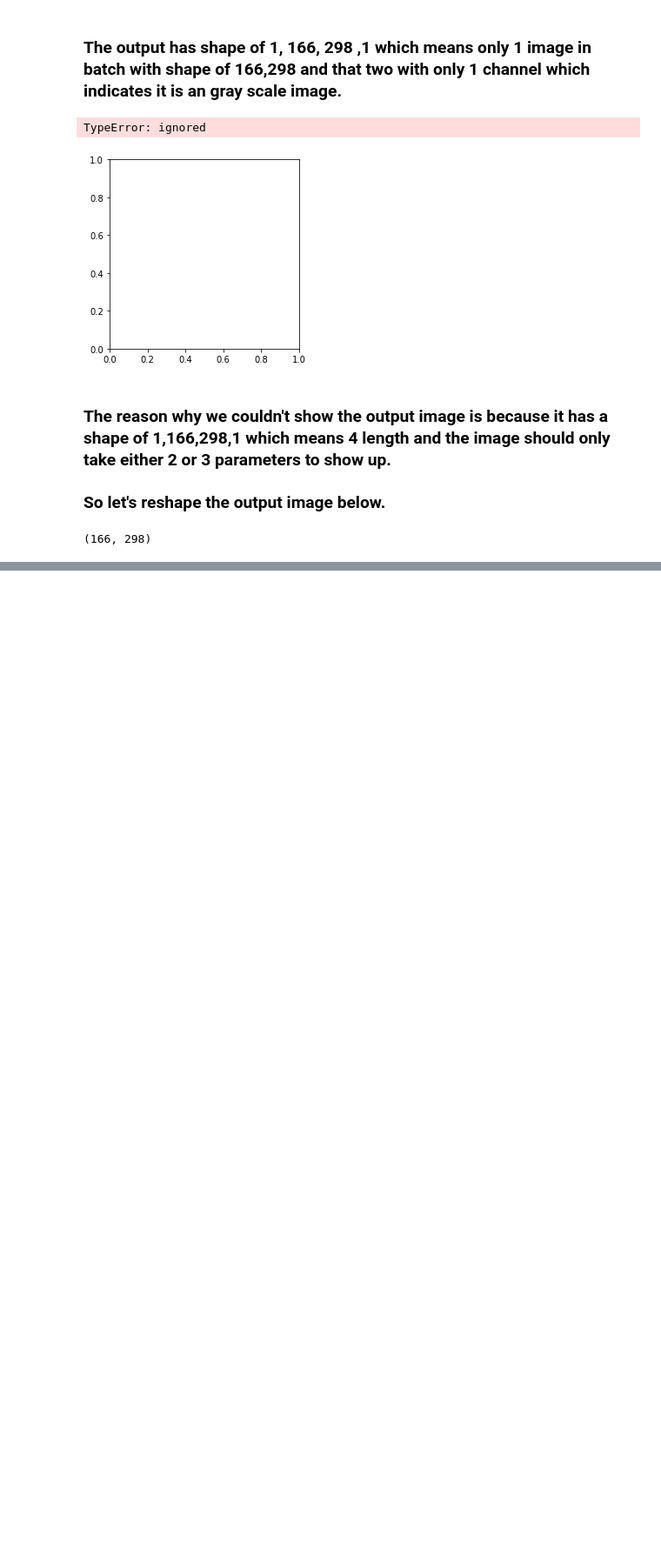
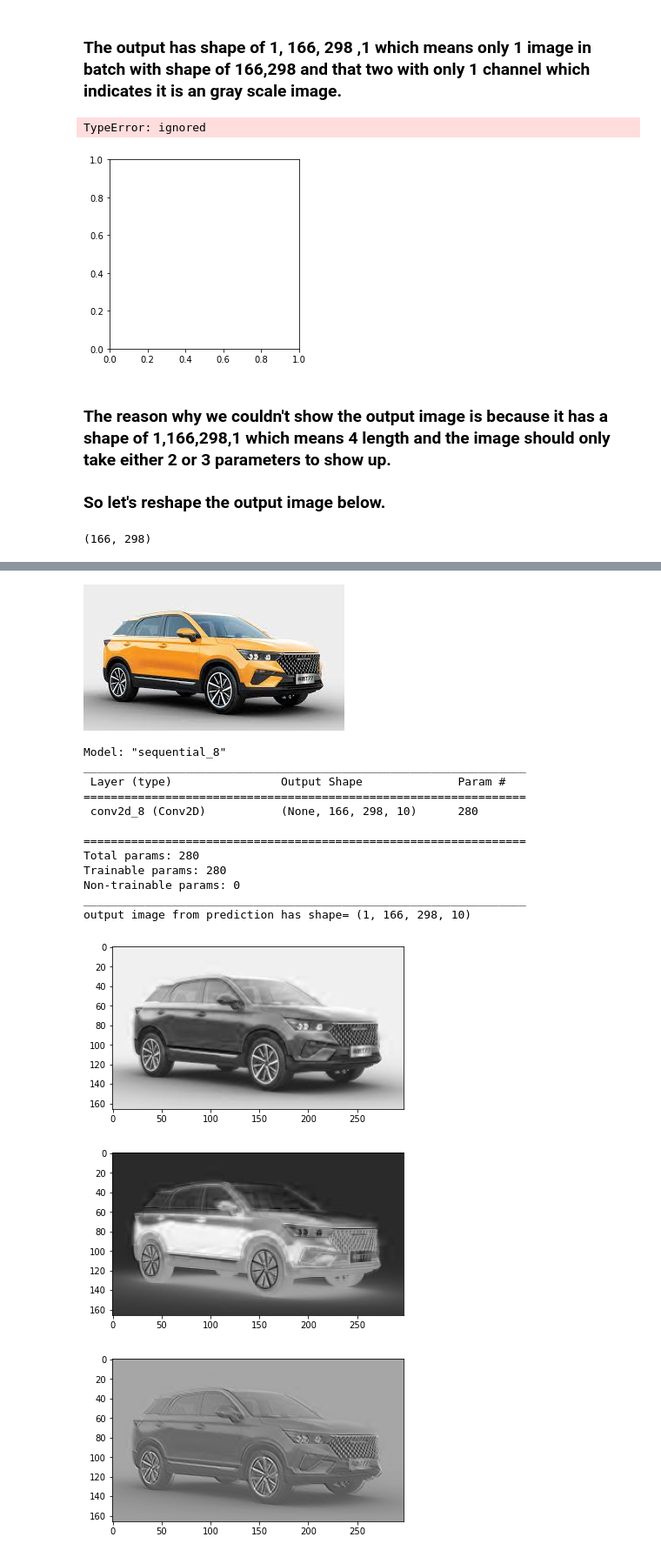
Before and after one commit to iamatul1214/ComputerVision, a Jupyter notebook: Image_understanding_computer_vision_2_(conv_and_pooling).ipynb, the cells around one changed output, grey strips where cells are left out. Shown at 87% size. Cells and saved outputs as stored; diff of their text form; code cells hidden in the pictures; blank space fills up the shorter version.

```diff
--- a/Image_understanding_computer_vision_2_(conv_and_pooling).ipynb
+++ b/Image_understanding_computer_vision_2_(conv_and_pooling).ipynb
@@ -101,0 +253,23 @@ plt.imshow(out, cmap='gray')
+# %%
+## Using 10 filters
+img=read_image(car_image,grayscale=False)
+input_image=reshaping_input_img(img, grayscale=False)
+model=get_Conv_Model(filters=10,filter_size=(3,3), strides=(1,1),input_shape=input_image.shape[1:])
+apply_conv_model_and_visualize(input_image,model)
+# %% [output]
+[figure, added]
+Model: "sequential_8"
+_________________________________________________________________
+ Layer (type)                Output Shape              Param #
+=================================================================
+ conv2d_8 (Conv2D)           (None, 166, 298, 10)      280
+
+=================================================================
+Total params: 280
+Trainable params: 280
+Non-trainable params: 0
+_________________________________________________________________
+output image from prediction has shape= (1, 166, 298, 10)
+[figure, added]
+[figure, added]
+[figure, added]
```
Also changed, not shown: parts of 30 cells of this notebook.
